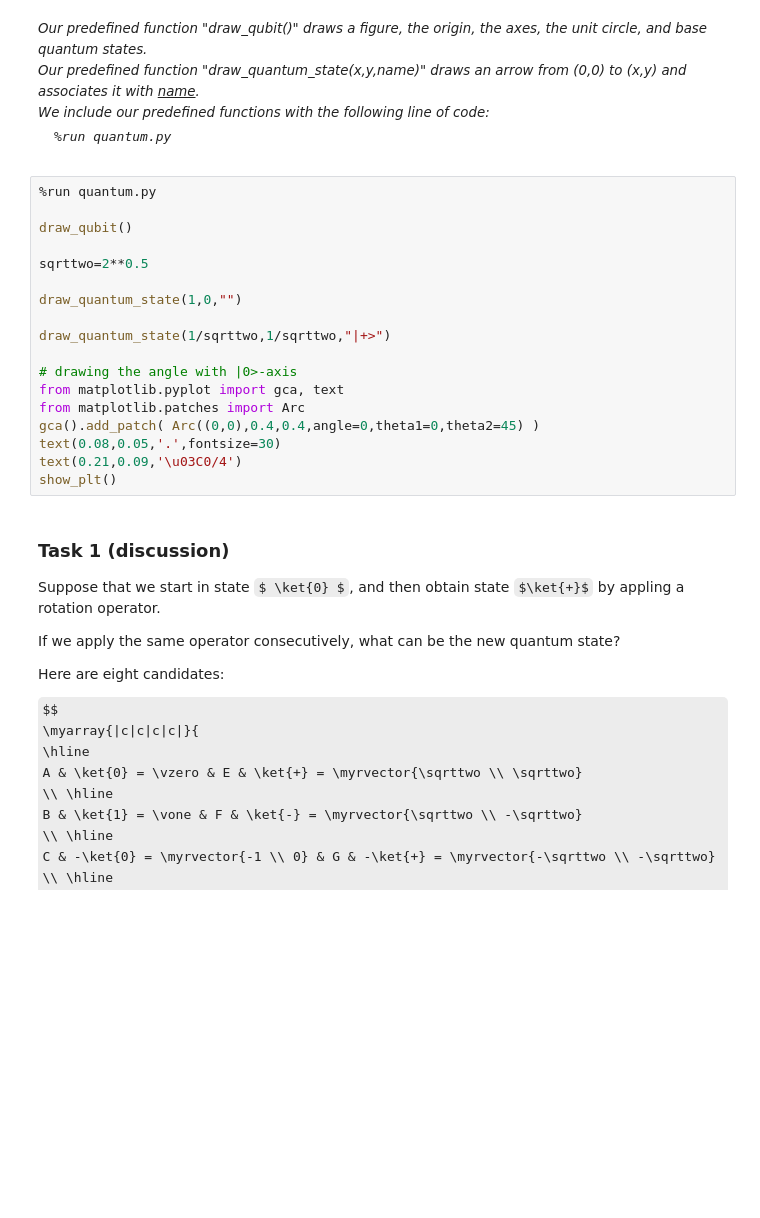
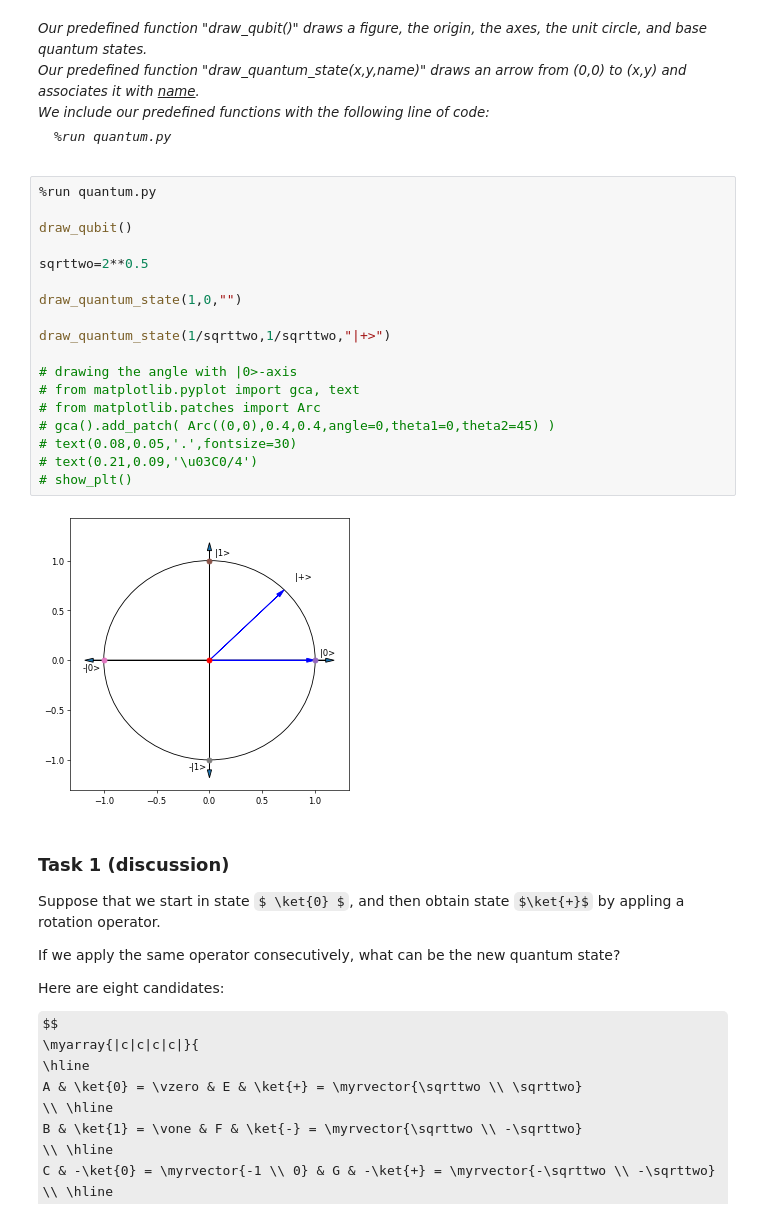
Before and after one commit to dev-aditya/QWorld_Summer_School_2021, a Jupyter notebook: quantum-with-qiskit/Q44_Rotations.ipynb, the cells around one changed output. Saved outputs shown, nothing was run; the diff lists cells and outputs as text; some formulas as TeX source; blank space fills up the shorter version.

```diff
--- a/quantum-with-qiskit/Q44_Rotations.ipynb
+++ b/quantum-with-qiskit/Q44_Rotations.ipynb
@@ -56,21 +56,23 @@ We include our predefined functions with the following line of code:
 # %%
 %run quantum.py
 
 draw_qubit()
 
 sqrttwo=2**0.5
 
 draw_quantum_state(1,0,"")
 
 draw_quantum_state(1/sqrttwo,1/sqrttwo,"|+>")
 
 # drawing the angle with |0>-axis
-from matplotlib.pyplot import gca, text
-from matplotlib.patches import Arc
-gca().add_patch( Arc((0,0),0.4,0.4,angle=0,theta1=0,theta2=45) )
-text(0.08,0.05,'.',fontsize=30)
-text(0.21,0.09,'\u03C0/4')
-show_plt()
+# from matplotlib.pyplot import gca, text
+# from matplotlib.patches import Arc
+# gca().add_patch( Arc((0,0),0.4,0.4,angle=0,theta1=0,theta2=45) )
+# text(0.08,0.05,'.',fontsize=30)
+# text(0.21,0.09,'\u03C0/4')
+# show_plt()
+# %% [output]
+[figure, added]
 # %% [markdown]
 <h3> Task 1 (discussion) </h3>
 
```
Also changed, not shown: parts of 9 cells of this notebook, 18 other files.
